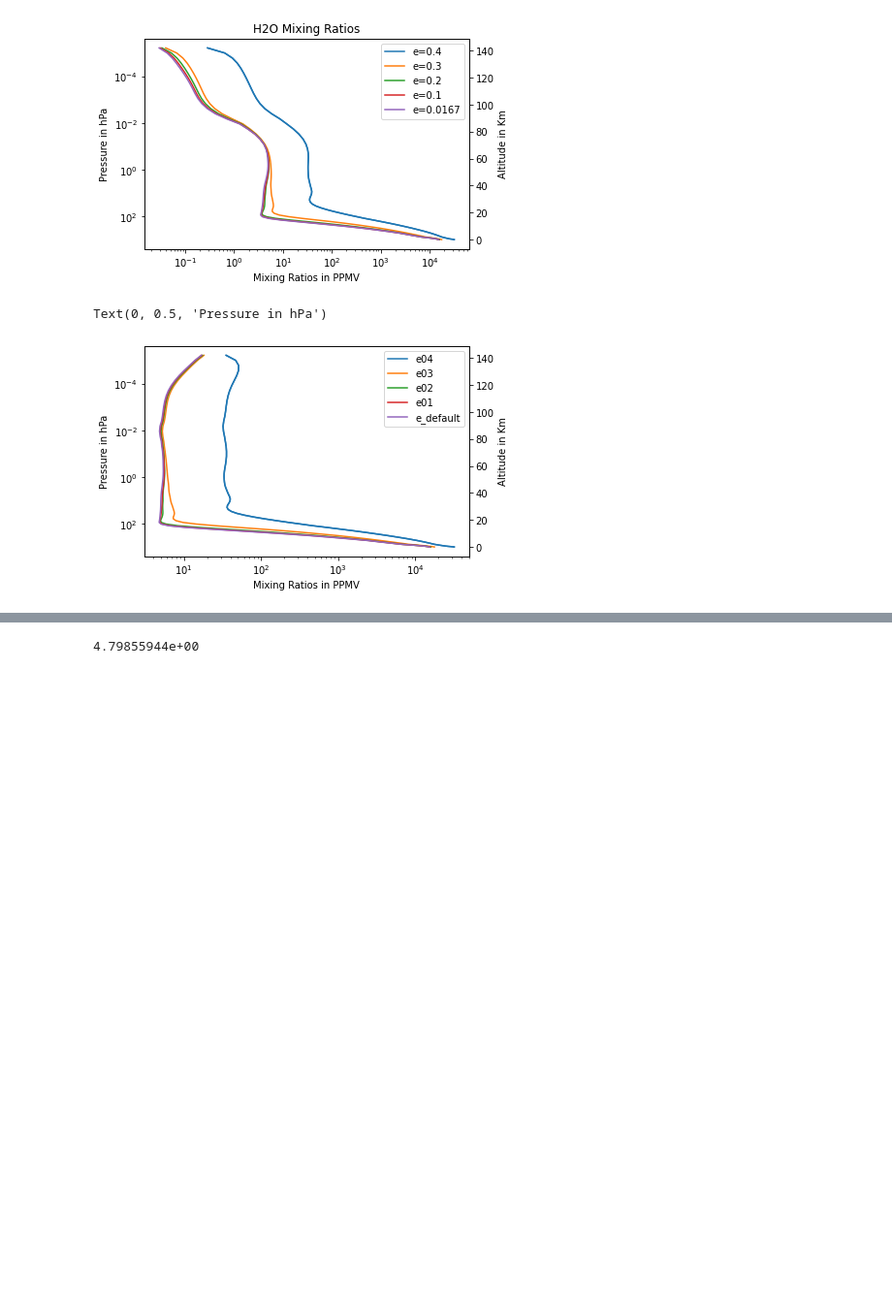
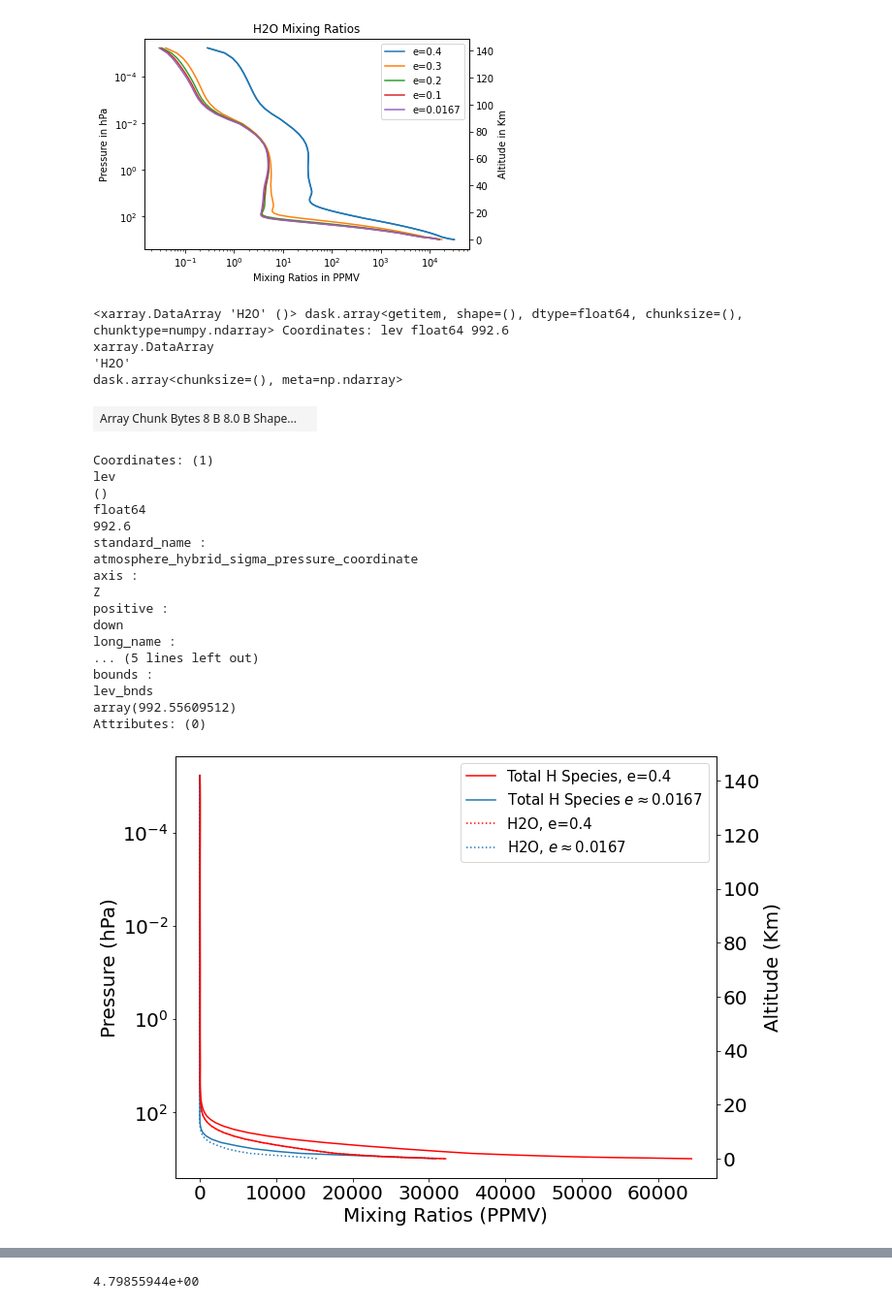
Before and after one commit to pybl1994/analysis_code, a Jupyter notebook: MixingRatios&WaterProcesses.ipynb, the cells around one changed output, grey strips where cells are left out. Shown at 97% size. Cells and saved outputs as stored; diff of their text form; code cells hidden in the pictures; blank space fills up the shorter version.

```diff
--- a/MixingRatios&WaterProcesses.ipynb
+++ b/MixingRatios&WaterProcesses.ipynb
@@ -208,9 +319,9 @@ def Alt_conversion(DS):
 # %%
 # get vertical Temperature structure
 
-T_e04_global=LatWeightAnyVar(T_obl0[4].T[0:168,:,:,:])
+T_e04_global=LatWeightAnyVar(T_obl0[4].T[120:168,:,:,:])
 
-T_e0_global =LatWeightAnyVar(T_obl0[0].T[0:96,:,:,:])
+T_e0_global =LatWeightAnyVar(T_obl0[0].T[48:96,:,:,:])
 
 # get altitude from pressure
 
@@ -532,38 +781,65 @@ H2O_MR_E01_100mb 3.971479979889421
 H2O_MR_E04_100mb 326.32895711997674
 [figure]
 # %%
-fig, ax1 = plt.subplots()
+fig, ax1 = plt.subplots(figsize=(10,8))
 
 ax2 = ax1.twinx()
 
-combined_e04=H2O_e04_global+H2_e04_global+H_e04_global+CH4_e04_global
+(2*H2O_e04_global+2*H2_e04_global+H_e04_global+4*CH4_e04_global).plot(color='red',y='lev',yscale='log',label='Total H Species, e=0.4',ax=ax1,yincrease=False)
 
-combined_e04.plot(y='lev',yscale='log',xscale='log',label='e04',ax=ax1, yincrease=False)
+#(H2O_e03_global+H2_e03_global+H_e03_global+CH4_e03_global).plot(y='lev',yscale='log',xscale='log',label='e03',ax=ax1, yincrease=False)
 
-(H2O_e03_global+H2_e03_global+H_e03_global+CH4_e03_global).plot(y='lev',yscale='log',xscale='log',label='e03',ax=ax1, yincrease=False)
+#(H2O_e02_global+H2_e02_global+H_e02_global+CH4_e02_global).plot(y='lev',yscale='log',xscale='log',label='e02',ax=ax1, yincrease=False)
 
-(H2O_e02_global+H2_e02_global+H_e02_global+CH4_e02_global).plot(y='lev',yscale='log',xscale='log',label='e02',ax=ax1, yincrease=False)
+#(H2O_e01_global+H2_e01_global+H_e01_global+CH4_e01_global).plot(y='lev',yscale='log',xscale='log',label='e01',ax=ax1, yincrease=False)
 
-(H2O_e01_global+H2_e01_global+H_e01_global+CH4_e01_global).plot(y='lev',yscale='log',xscale='log',label='e01',ax=ax1, yincrease=False)
-
-(H2O_e0_global+H2_e0_global+H_e0_global+CH4_e0_global).plot(y='lev',yscale='log',xscale='log',label='e_default',ax=ax1, yincrease=False)
+(2*H2O_e0_global+2*H2_e0_global+H_e0_global+4*CH4_e0_global).plot(y='lev',yscale='log',label=r'Total H Species $e \approx %0.004f$'%0.0167,ax=ax1,yincrease=False)
 
 
-ax2.plot(combined_e04.values,Z_e04.values)
+(H2O_e04_global).plot(linestyle='dotted',color='r',y='lev',yscale='log',label='H2O, e=0.4',ax=ax1,yincrease=False)
 
-ax2.set_xscale('log')
+(H2O_e0_global).plot(linestyle='dotted',color='#1f77b4',y='lev',yscale='log',label=r'H2O, $e \approx %0.004f$'%0.0167,ax=ax1,yincrease=False)
 
-ax1.legend()
+ax2.plot((H2O_e04_global+H2_e04_global+H_e04_global+CH4_e04_global),Z_e04.values,color='red')
 
-ax2.set_xlabel('Mixing Ratios in PPMV')
+# ax2.set_xscale('log')
 
-ax2.set_ylabel('Altitude in Km')
+ax1.legend(fontsize=15)
 
-ax1.set_xlabel('Mixing Ratios in PPMV')
+ax2.set_xlabel('Mixing Ratios (PPMV)',fontsize=20)
 
-ax1.set_ylabel('Pressure in hPa')
+ax2.set_ylabel('Altitude (Km)',fontsize=20)
 
-#plt.title('H2O Mixing Ratios')
+ax1.set_xlabel('Mixing Ratios (PPMV)',fontsize=20)
+
+ax1.set_ylabel('Pressure (hPa)',fontsize=20)
+
+ax1.tick_params(labelsize=20)
+ax2.tick_params(labelsize=20)
+
+
+H2O_e0_global[-1]
 # %% [output]
-Text(0, 0.5, 'Pressure in hPa')
+<xarray.DataArray 'H2O' ()> dask.array<getitem, shape=(), dtype=float64, chunksize=(), chunktype=numpy.ndarray> Coordinates: lev float64 992.6
+xarray.DataArray
+'H2O'
+dask.array<chunksize=(), meta=np.ndarray>
+| Array Chunk Bytes 8 B 8.0 B Shape... |  |
+Coordinates: (1)
+lev
+()
+float64
+992.6
+standard_name :
+atmosphere_hybrid_sigma_pressure_coordinate
+axis :
+Z
+positive :
+down
+long_name :
+... (5 lines left out)
+bounds :
+lev_bnds
+array(992.55609512)
+Attributes: (0)
-[figure, old version]
+[figure, new version]
```
Also changed, not shown: parts of 124 cells of this notebook.
